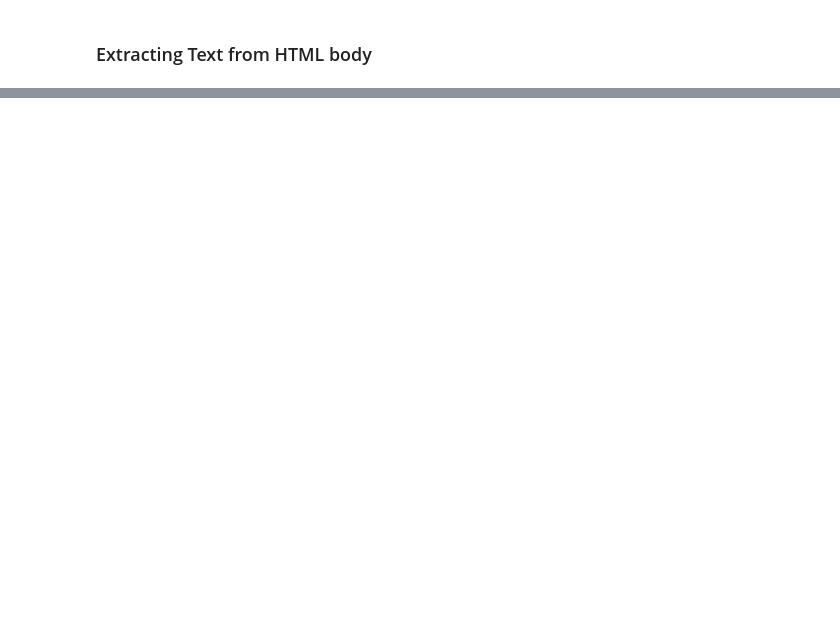
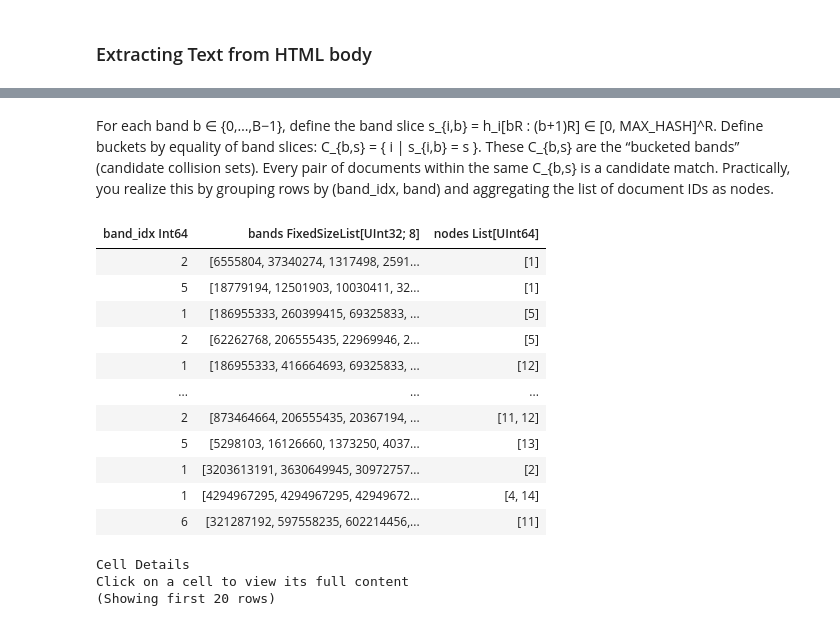
Before and after one commit to everettVT/daft-minhash-dedupe, a Jupyter notebook: friction/minhash_dedupe_common_crawl.ipynb, the cells around one changed output, grey strips where cells are left out. Drawn from its saved outputs; the diff is of its cells as text; code cells hidden in the pictures; blank space fills up the shorter version.

```diff
--- a/friction/minhash_dedupe_common_crawl.ipynb
+++ b/friction/minhash_dedupe_common_crawl.ipynb
@@ -319,0 +314,30 @@ preview.show(10)
+# %% [markdown]
+For each band b ∈ {0,…,B−1}, define the band slice s_{i,b} = h_i[bR : (b+1)R] ∈ [0, MAX_HASH]^R.
+Define buckets by equality of band slices:
+C_{b,s} = { i | s_{i,b} = s }.
+These C_{b,s} are the “bucketed bands” (candidate collision sets). Every pair of documents within the same C_{b,s} is a candidate match.
+Practically, you realize this by grouping rows by (band_idx, band) and aggregating the list of document IDs as nodes.
+# %%
+# Grouping Bands
+df_grouped = (
+    df_bands
+    .groupby(col("band_idx"), col("bands"))
+    .agg(col(index_col).agg_list().alias("nodes"))
+)
+df_grouped.show(20)
+# %% [output]
+| band_idx Int64 | bands FixedSizeList[UInt32; 8] | nodes List[UInt64] |
+| 2 | [6555804, 37340274, 1317498, 2591... | [1] |
+| 5 | [18779194, 12501903, 10030411, 32... | [1] |
+| 1 | [186955333, 260399415, 69325833, ... | [5] |
+| 2 | [62262768, 206555435, 22969946, 2... | [5] |
+| 1 | [186955333, 416664693, 69325833, ... | [12] |
+| ... | ... | ... |
+| 2 | [873464664, 206555435, 20367194, ... | [11, 12] |
+| 5 | [5298103, 16126660, 1373250, 4037... | [13] |
+| 1 | [3203613191, 3630649945, 30972757... | [2] |
+| 1 | [4294967295, 4294967295, 42949672... | [4, 14] |
+| 6 | [321287192, 597558235, 602214456,... | [11] |
+Cell Details
+Click on a cell to view its full content
+(Showing first 20 rows)
```
Also changed, not shown: parts of 40 cells of this notebook, 5 other files.
